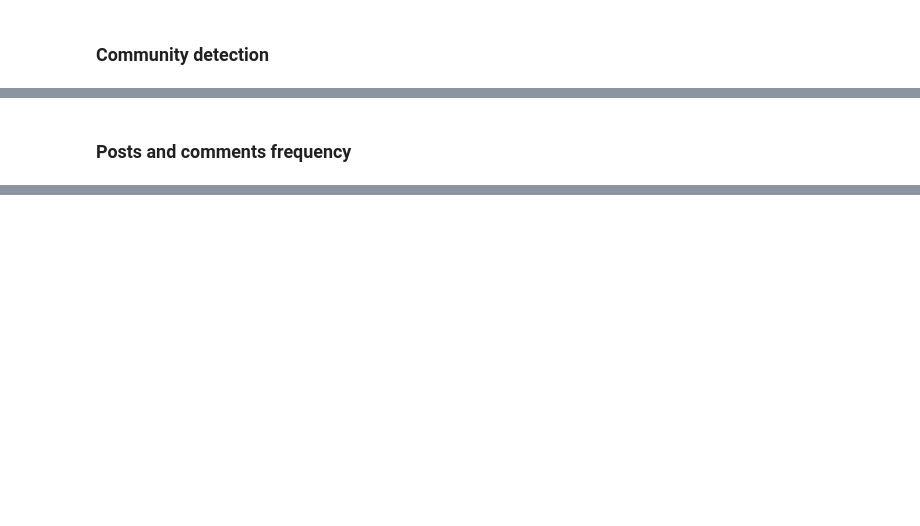
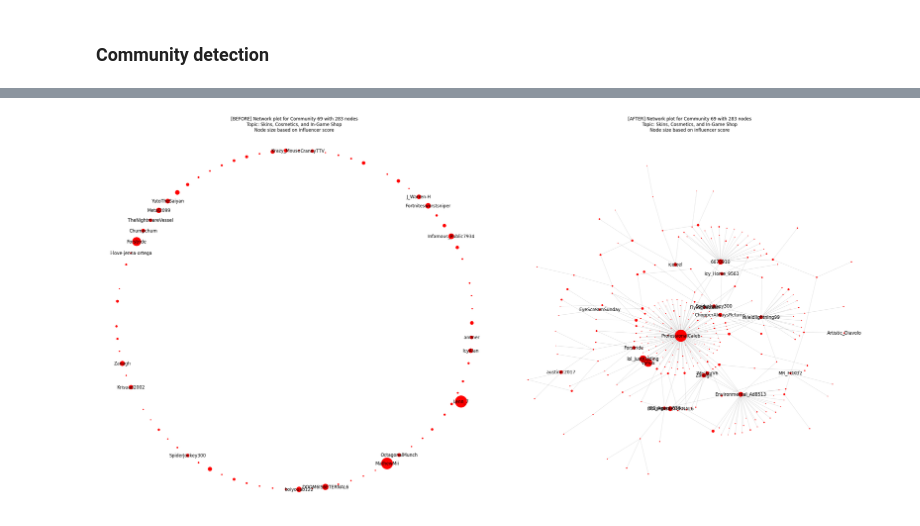
Before and after one commit to lakshyaag/INSY670-SocialMediaAnalytics-Group, a Jupyter notebook: Project/code_v2.ipynb, the cells around one changed output, grey strips where cells are left out. Saved outputs shown, nothing was run; the diff lists cells and outputs as text; code cells hidden in the pictures; blank space fills up the shorter version.

Commit message:
feat: add community comparison

```diff
--- a/Project/code_v2.ipynb
+++ b/Project/code_v2.ipynb
@@ -130,4 +207,4 @@ print(sample_cleaned)
 # %%
-submissions["clean_title"] = submissions["title"].apply(clean_post_title)
+submissions["clean_title"] = submissions["title"].progress_apply(clean_post_title)
 # %%
 submissions
@@ -146,7 +257,7 @@ lda_model = gensim.models.LdaMulticore(
     id2word=id2word,
     num_topics=num_topics,
     workers=3,
-    passes=10,
+    passes=2,
     iterations=200,
     random_state=42
 )
@@ -201,5 +397,5 @@ print(f'Selected topic: {SELECTED_TOPIC}')
 # %%
-submissions_t, comments_t = get_topic_submissions(SELECTED_TOPIC)
+submissions_t, comments_t = get_topic_submissions(SELECTED_TOPIC, submissions, comments)
 # %%
 # Convert 'created_utc' to datetime and filter submissions before and after a specific date in one step
 
@@ -240,2 +470,2 @@ print(f"Community size: {community_lens}")
 # %%
-SELECTED_COMMUNITY_IDX = 14
+SELECTED_COMMUNITY_IDX = 69
@@ -275,2 +471,0 @@ G_community_before3m_df = get_community_dataframe(G_community_before3m)
-# %% [markdown]
-### Posts and comments frequency
@@ -334,0 +472,14 @@ author_metrics_overall_t.pivot_table(
+# %%
+G_community, _, _, metrics = analyze_community(
+    G_filtered,
+    G_filtered_before3m,
+    communities,
+    community_lens,
+    SELECTED_COMMUNITY_IDX,
+    SELECTED_TOPIC,
+    submissions_t_after_3m,
+    submissions_t_before_3m,
+    comments_t_after_3m,
+    comments_t_before_3m,
+)
+# %% [output]
@@ -334,0 +487 @@ author_metrics_overall_t.pivot_table(
+[figure, added]
```
Also changed, not shown: parts of 25 cells of this notebook, 5 other files.
